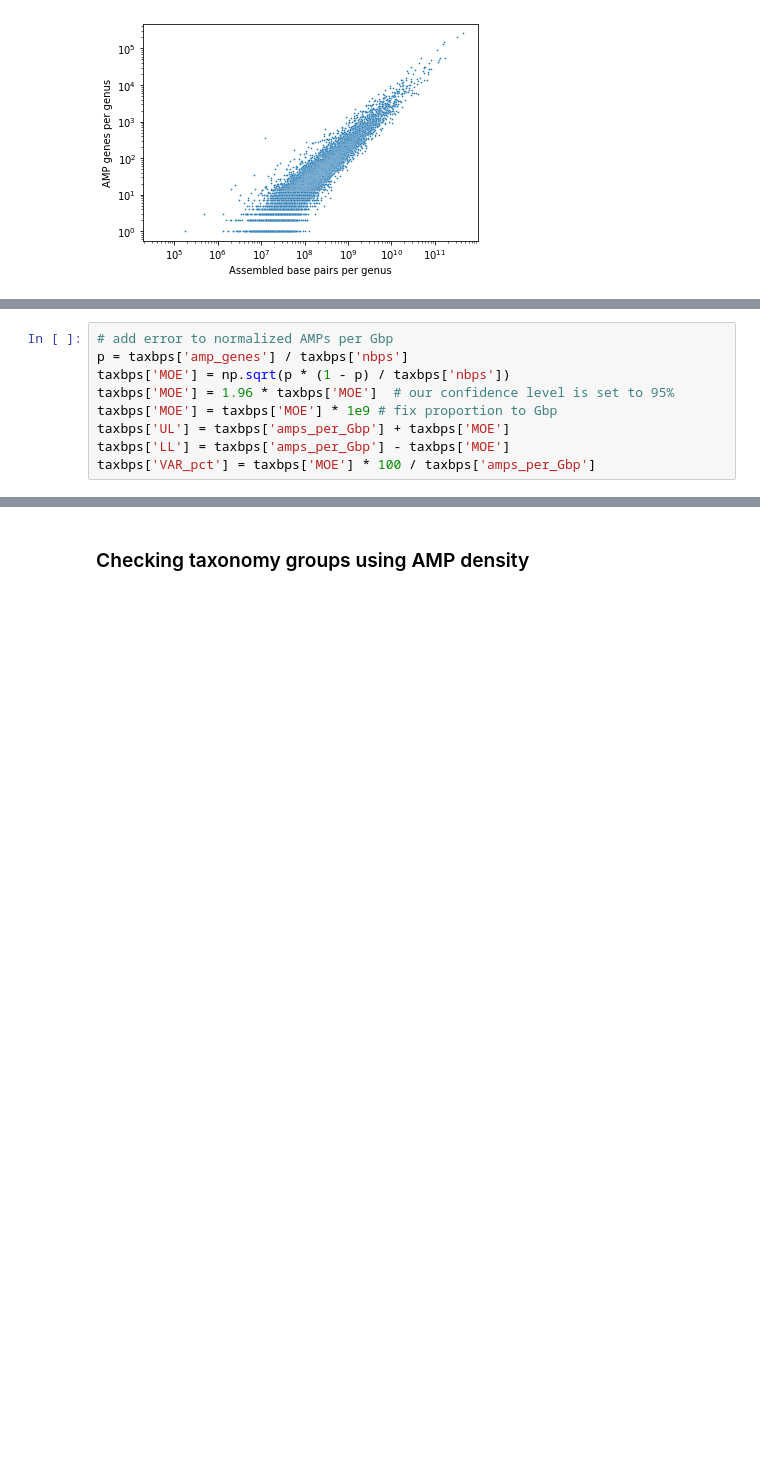
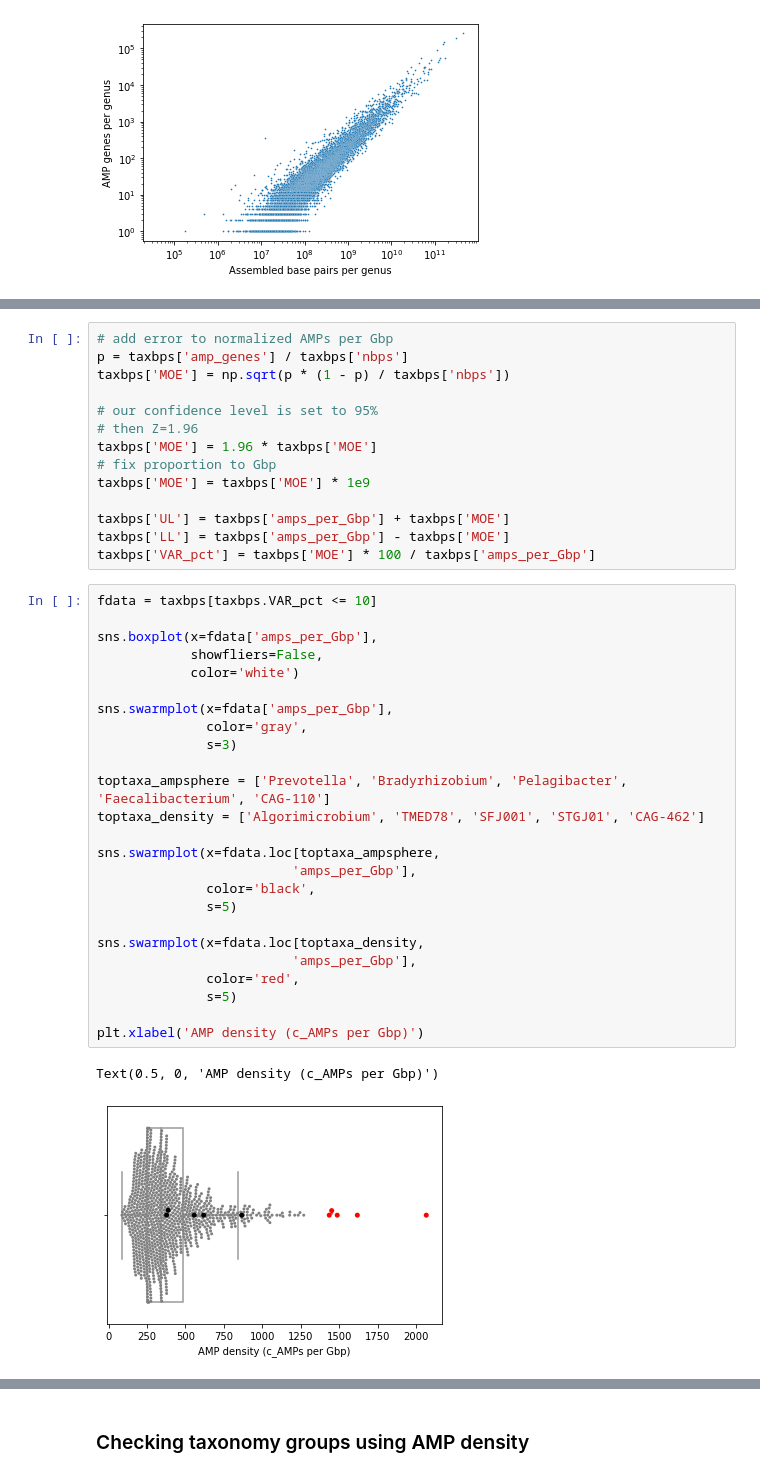
Before and after one commit to BigDataBiology/SantosJunior_Torres_2024_AMPSphere_v1, a Jupyter notebook: Manuscript_Analysis/analysis_of_cAMP_densities.ipynb, the cells around one changed output, grey strips where cells are left out. Saved outputs shown, nothing was run; the diff lists cells and outputs as text; blank space fills up the shorter version.

```diff
--- a/Manuscript_Analysis/analysis_of_cAMP_densities.ipynb
+++ b/Manuscript_Analysis/analysis_of_cAMP_densities.ipynb
@@ -104,11 +104,44 @@ CAG-110          94.0500665134841
 # add error to normalized AMPs per Gbp
 p = taxbps['amp_genes'] / taxbps['nbps']
 taxbps['MOE'] = np.sqrt(p * (1 - p) / taxbps['nbps'])
-taxbps['MOE'] = 1.96 * taxbps['MOE']  # our confidence level is set to 95%
-taxbps['MOE'] = taxbps['MOE'] * 1e9 # fix proportion to Gbp
+
+# our confidence level is set to 95%
+# then Z=1.96
+taxbps['MOE'] = 1.96 * taxbps['MOE']
+# fix proportion to Gbp
+taxbps['MOE'] = taxbps['MOE'] * 1e9
+
 taxbps['UL'] = taxbps['amps_per_Gbp'] + taxbps['MOE']
 taxbps['LL'] = taxbps['amps_per_Gbp'] - taxbps['MOE']
 taxbps['VAR_pct'] = taxbps['MOE'] * 100 / taxbps['amps_per_Gbp']
+# %%
+fdata = taxbps[taxbps.VAR_pct <= 10]
+
+sns.boxplot(x=fdata['amps_per_Gbp'],
+            showfliers=False,
+            color='white')
+
+sns.swarmplot(x=fdata['amps_per_Gbp'],
+              color='gray',
+              s=3)
+
+toptaxa_ampsphere = ['Prevotella', 'Bradyrhizobium', 'Pelagibacter', 'Faecalibacterium', 'CAG-110']
+toptaxa_density = ['Algorimicrobium', 'TMED78', 'SFJ001', 'STGJ01', 'CAG-462']
+
+sns.swarmplot(x=fdata.loc[toptaxa_ampsphere,
+                         'amps_per_Gbp'],
+              color='black',
+              s=5)
+
+sns.swarmplot(x=fdata.loc[toptaxa_density,
+                         'amps_per_Gbp'],
+              color='red',
+              s=5)
+
+plt.xlabel('AMP density (c_AMPs per Gbp)')
+# %% [output]
+Text(0.5, 0, 'AMP density (c_AMPs per Gbp)')
+[figure, added]
 # %%
 def testcutoff(n, data):
     '''
```
Also changed, not shown: parts of 9 cells of this notebook, 6 other files.
